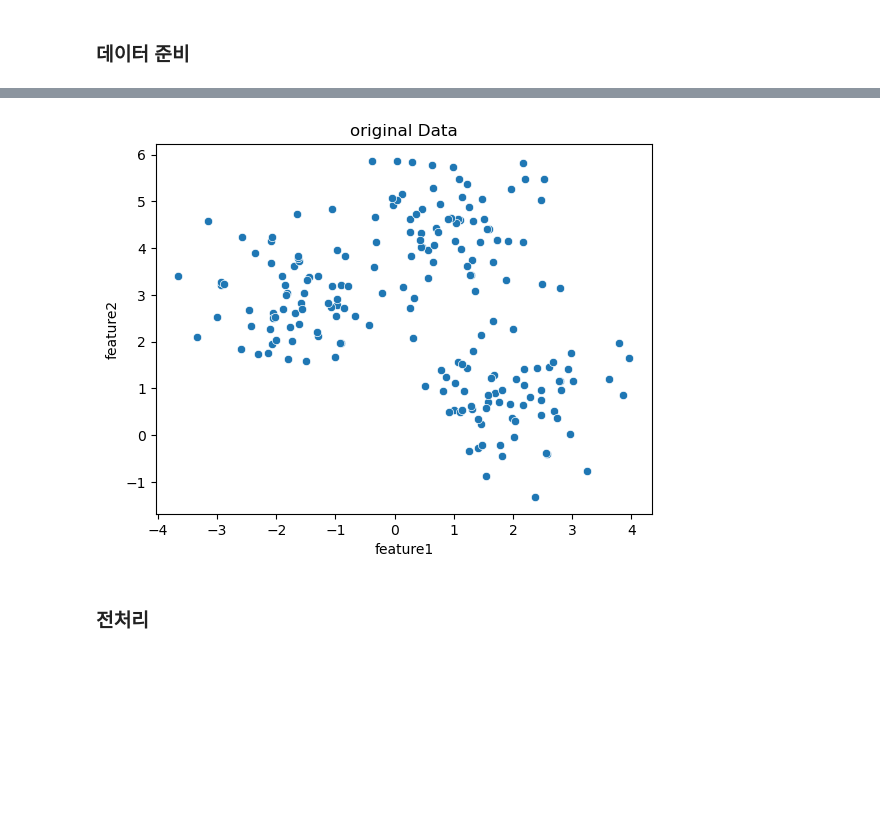
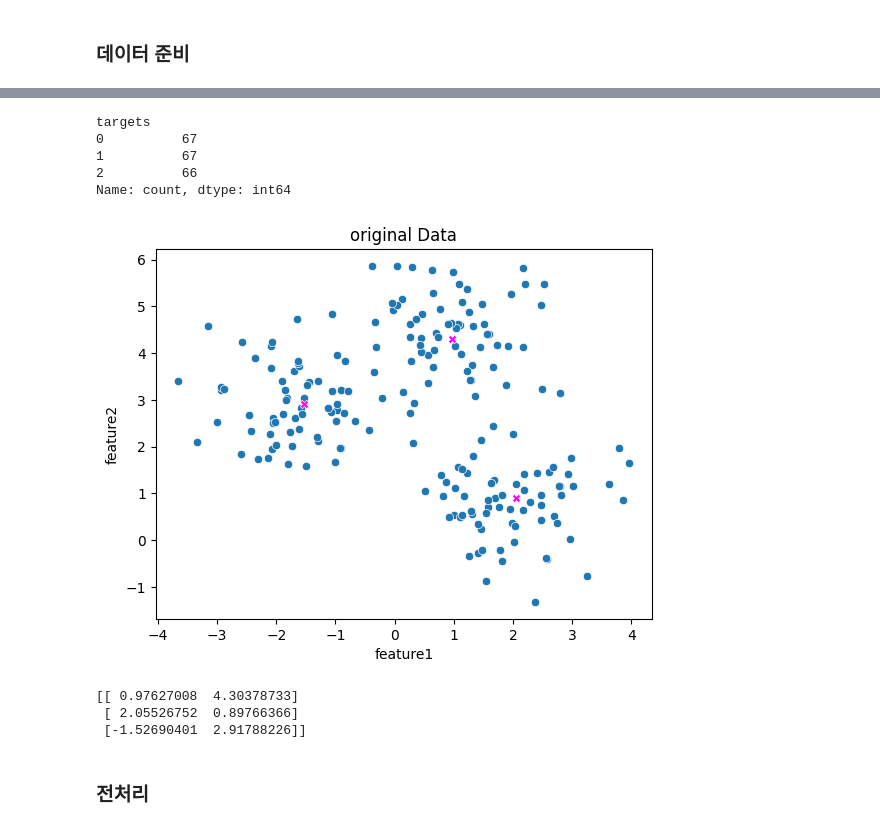
Before and after one commit to jimmynkim/MS_MachineLearning, a Jupyter notebook: 06_군집화_기본/06_군집화_실습.ipynb, the cells around one changed output, grey strips where cells are left out. Drawn from its saved outputs; the diff is of its cells as text; code cells hidden in the pictures; blank space fills up the shorter version.

```diff
--- a/06_군집화_기본/06_군집화_실습.ipynb
+++ b/06_군집화_기본/06_군집화_실습.ipynb
@@ -13,18 +42,19 @@ import seaborn as sns
 ### 데이터 준비
 # %%
 # --------------------
-# 실습용 데이터 생성
+# 클러스터링(Clustering) 실습에 사용할 가상의 데이터 생성
 # --------------------
 
 from sklearn.datasets import make_blobs
-features, targets = make_blobs(n_samples=200,
-                    n_features=2,
-                    centers=3,
-                    cluster_std=0.8,
-                    random_state=0)
+features, targets, centers_coords = make_blobs(n_samples=200,
+                                               n_features=2,
+                                               centers=3,
+                                               cluster_std=0.8,
+                                               random_state=0,
+                                               return_centers=True)
 
 df = pd.DataFrame(features, columns=['feature1','feature2'])
-df.head(3)
+df
 # %% [output]
 |  | feature1 | feature2 |
 | 0 | -1.692427 | 3.622025 |
@@ -33,11 +119,40 @@ df.head(3)
+# %%
+# --------------------
+# targets 데이터 빈도수
+# --------------------
+targets.value_counts()
+# %% [output]
+targets
+0          67
+1          67
+2          66
+Name: count, dtype: int64
 # %%
 # --------------------
 # 데이터 시각화
 # --------------------
 sns.scatterplot( x='feature1', y='feature2', data=df)
+
+# --------------------
+# 개별 군집의 중심 좌표
+# --------------------
+sns.scatterplot(x=centers_coords[:,0],
+                y=centers_coords[:,1],
+                color='magenta',
+                marker='X')
+
 plt.title('original Data');
 # %% [output]
-[figure, old version]
+[figure, new version]
+# %%
+# --------------------
+# make_blobs로 생성된 데이터의 '실제' 중심 좌표
+# --------------------
+print(centers_coords)
+# %% [output]
+[[ 0.97627008  4.30378733]
+ [ 2.05526752  0.89766366]
+ [-1.52690401  2.91788226]]
 # %% [markdown]
 ### 전처리
 # %%
```
Also changed, not shown: parts of 33 cells of this notebook, 1 other file.
